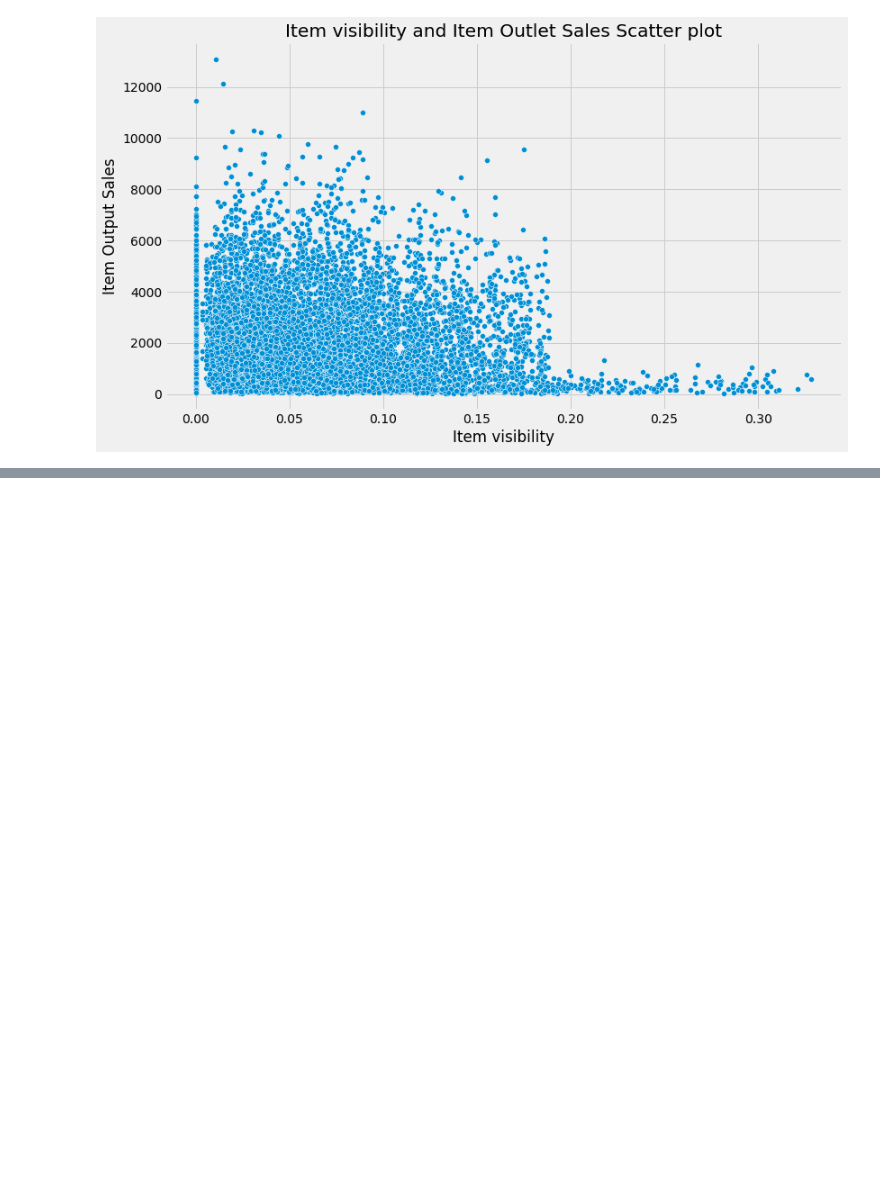
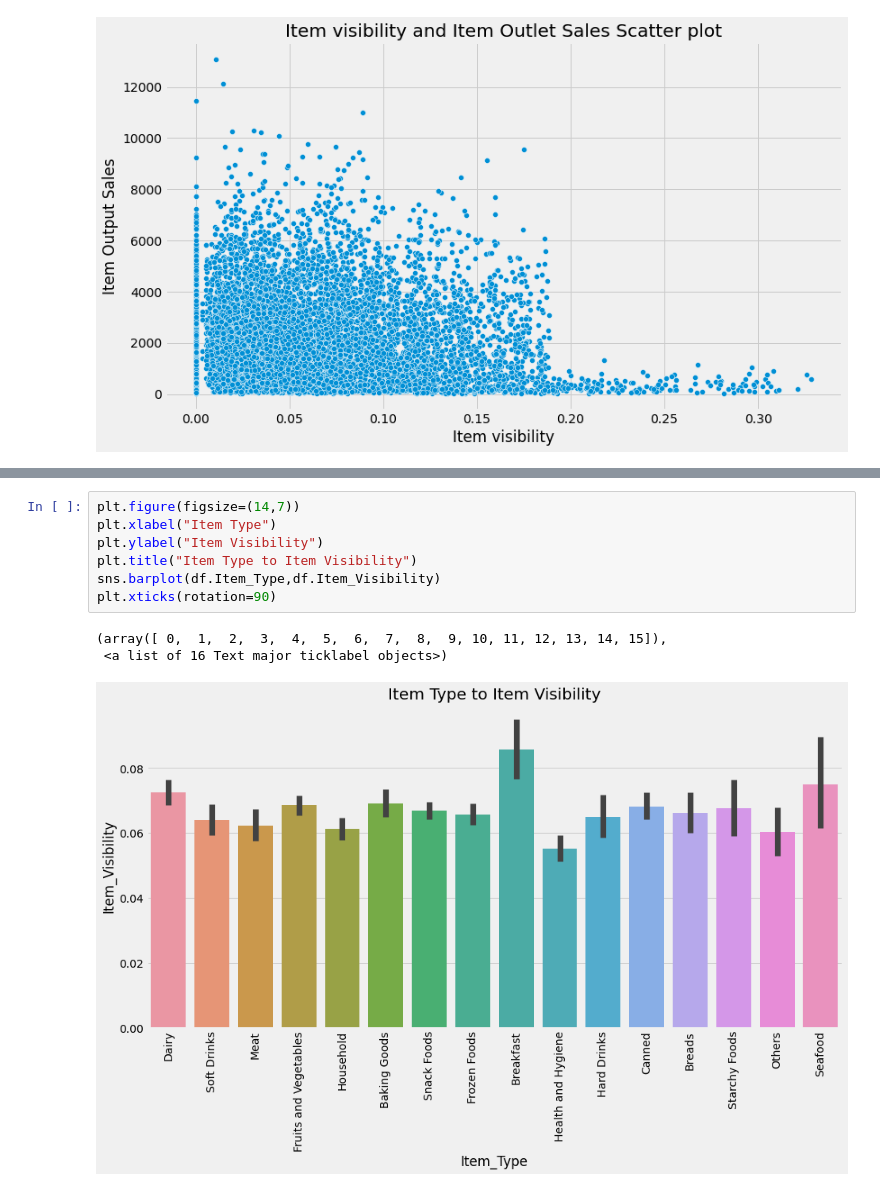
Before and after one commit to 19IT124/19IT124_19IT125_IT450_Market_Basket_Analysis, a Jupyter notebook: Market_basket_analysys.ipynb, the cells around one changed output, grey strips where cells are left out. Saved outputs shown, nothing was run; the diff lists cells and outputs as text; blank space fills up the shorter version.

```diff
--- a/Market_basket_analysys.ipynb
+++ b/Market_basket_analysys.ipynb
@@ -182,0 +183,11 @@ plt.xticks(rotation=90)
+# %%
+plt.figure(figsize=(14,7))
+plt.xlabel("Item Type")
+plt.ylabel("Item Visibility")
+plt.title("Item Type to Item Visibility")
+sns.barplot(df.Item_Type,df.Item_Visibility)
+plt.xticks(rotation=90)
+# %% [output]
+(array([ 0,  1,  2,  3,  4,  5,  6,  7,  8,  9, 10, 11, 12, 13, 14, 15]),
+ <a list of 16 Text major ticklabel objects>)
+[figure, added]
```
Also changed, not shown: parts of 52 cells of this notebook.
